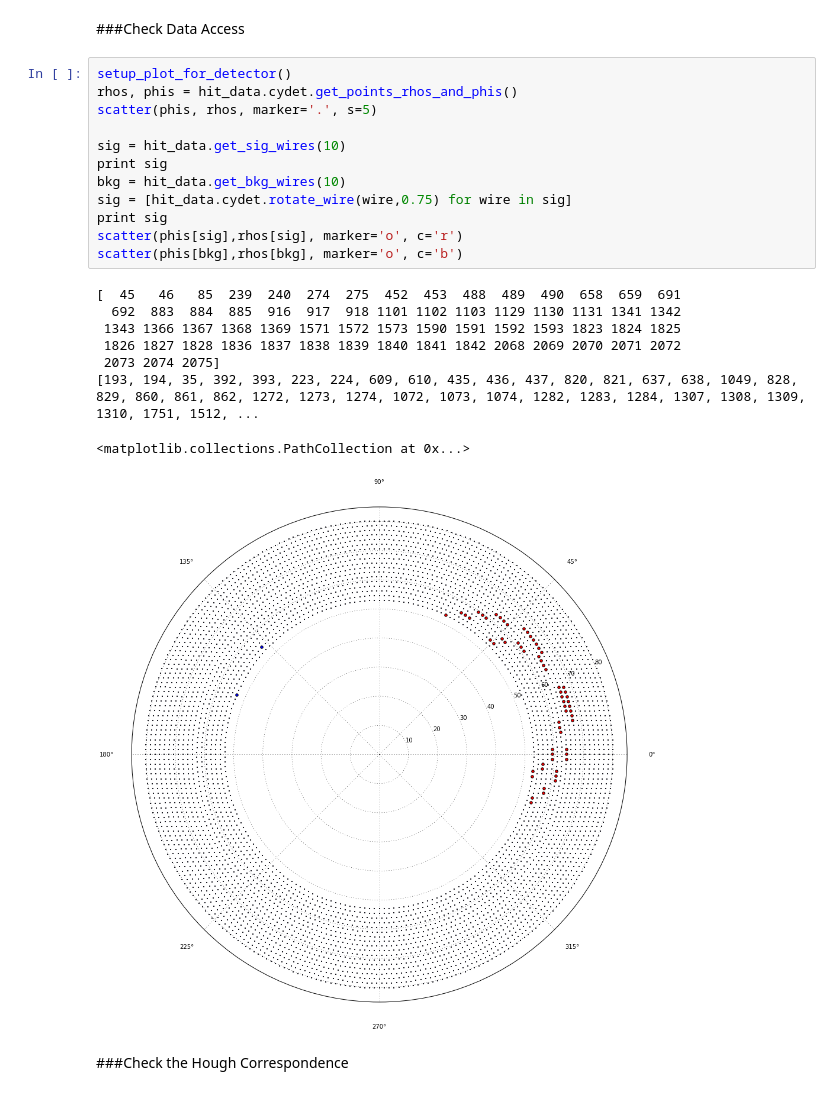
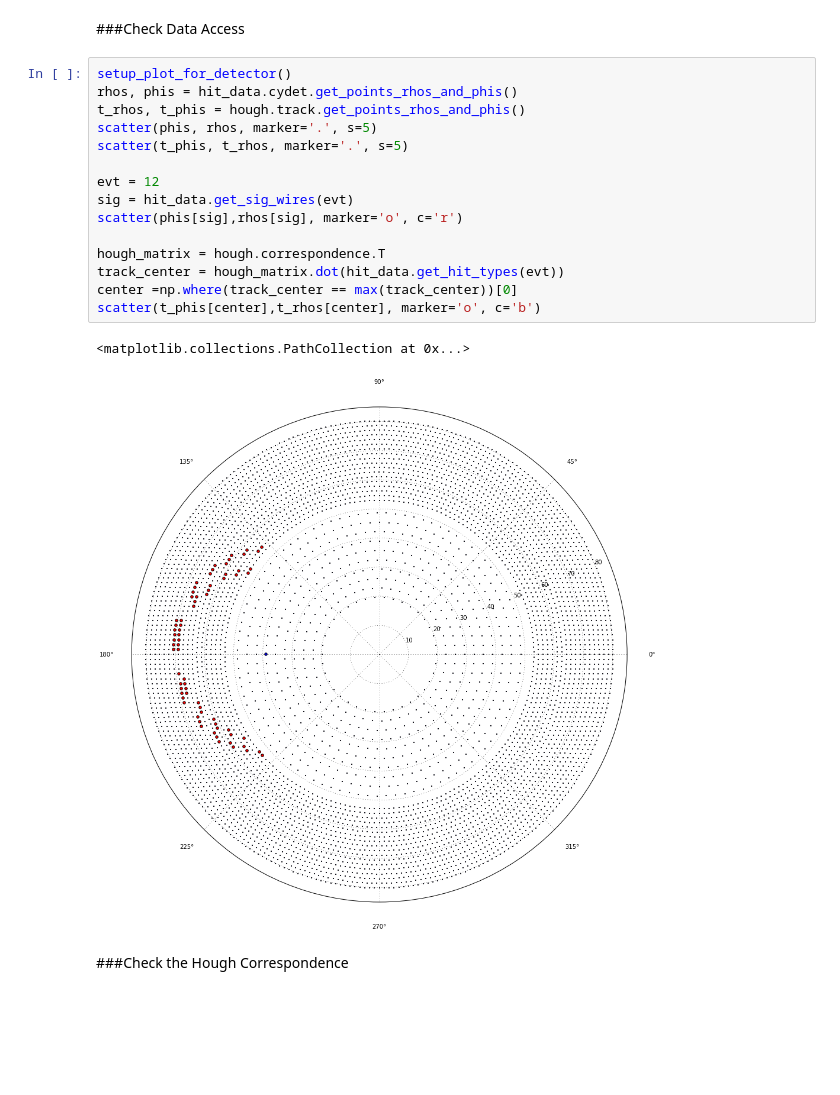
Before and after one commit to ewengillies/track-finding-yandex, a Jupyter notebook: notebooks/test_restructure.ipynb, the cells around one changed output. Drawn from its saved outputs; the diff is of its cells as text; blank space fills up the shorter version.

```diff
--- a/notebooks/test_restructure.ipynb
+++ b/notebooks/test_restructure.ipynb
@@ -39,24 +39,21 @@ def setup_plot_for_detector(size=(15, 15)):
 # %%
 setup_plot_for_detector()
 rhos, phis = hit_data.cydet.get_points_rhos_and_phis()
+t_rhos, t_phis = hough.track.get_points_rhos_and_phis()
 scatter(phis, rhos, marker='.', s=5)
+scatter(t_phis, t_rhos, marker='.', s=5)
 
-sig = hit_data.get_sig_wires(10)
-print sig
-bkg = hit_data.get_bkg_wires(10)
-sig = [hit_data.cydet.rotate_wire(wire,0.75) for wire in sig]
-print sig
+evt = 12
+sig = hit_data.get_sig_wires(evt)
 scatter(phis[sig],rhos[sig], marker='o', c='r')
-scatter(phis[bkg],rhos[bkg], marker='o', c='b')
+
+hough_matrix = hough.correspondence.T
+track_center = hough_matrix.dot(hit_data.get_hit_types(evt))
+center =np.where(track_center == max(track_center))[0]
+scatter(t_phis[center],t_rhos[center], marker='o', c='b')
 # %% [output]
-[  45   46   85  239  240  274  275  452  453  488  489  490  658  659  691
-  692  883  884  885  916  917  918 1101 1102 1103 1129 1130 1131 1341 1342
- 1343 1366 1367 1368 1369 1571 1572 1573 1590 1591 1592 1593 1823 1824 1825
- 1826 1827 1828 1836 1837 1838 1839 1840 1841 1842 2068 2069 2070 2071 2072
- 2073 2074 2075]
-[193, 194, 35, 392, 393, 223, 224, 609, 610, 435, 436, 437, 820, 821, 637, 638, 1049, 828, 829, 860, 861, 862, 1272, 1273, 1274, 1072, 1073, 1074, 1282, 1283, 1284, 1307, 1308, 1309, 1310, 1751, 1512, ...
+<matplotlib.collections.PathCollection at 0x...>
-<matplotlib.collections.PathCollection at 0x...>
-[figure, old version]
+[figure, new version]
 # %% [markdown]
 ###Check the Hough Correspondence
 # %%
```
Also changed, not shown: parts of 4 cells of this notebook, 2 other files.
